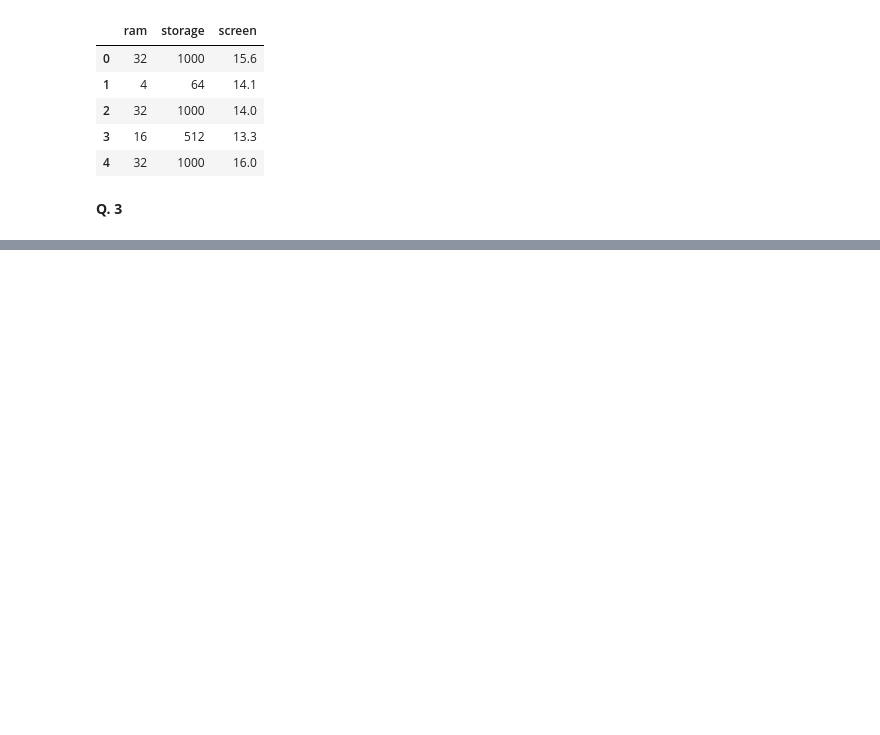
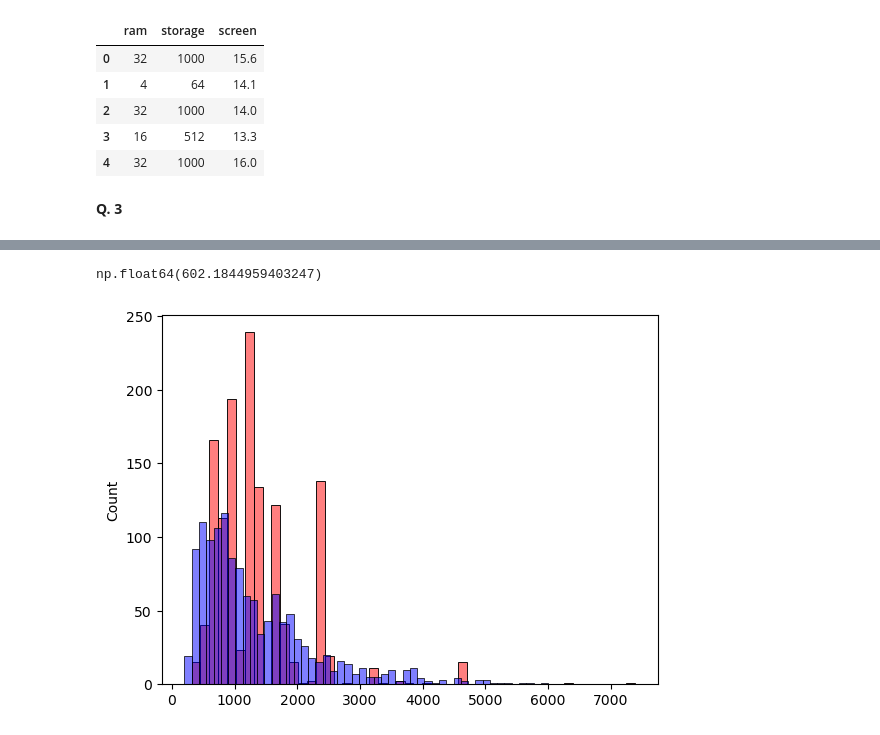
Before and after one commit to szuhow/ml-zoomcamp-2024, a Jupyter notebook: 2_Regression/HomeWork2.ipynb, the cells around one changed output, grey strips where cells are left out. Saved outputs shown, nothing was run; the diff lists cells and outputs as text; code cells hidden in the pictures; blank space fills up the shorter version.

```diff
--- a/2_Regression/HomeWork2.ipynb
+++ b/2_Regression/HomeWork2.ipynb
@@ -107,13 +107,12 @@ def train_linear_regression(X, y):
 def prepare_X_zero(df):
     df_num = df
     df_num = df_num.fillna(0)
-    print(df.isna().sum())
     X = df_num.values
     return X
 
 def prepare_X_mean(df):
     df_num = df
-    df_num['screen'] = df_num['screen'].fillna(df_num['screen'].median())
+    df_num['screen'] = df_num['screen'].fillna(df_num['screen'].mean())
     X = df_num.values
     return X
 
@@ -154,0 +152,7 @@ ValueError: shapes (1296,) and (1,) not aligned: 1296 (dim 0) != 1 (dim 0)
+# %%
+sns.histplot(y_pred, color='red', alpha=0.5, bins=50)
+sns.histplot(y_train, color='blue', alpha=0.5, bins=50)
+rmse(y_train, y_pred)
+# %% [output]
+np.float64(602.1844959403247)
+[figure, added]
```
Also changed, not shown: parts of 6 cells of this notebook.
